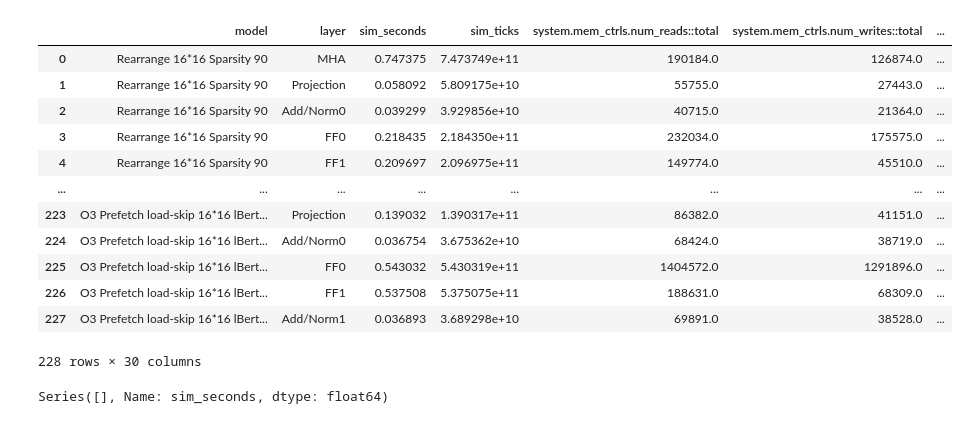
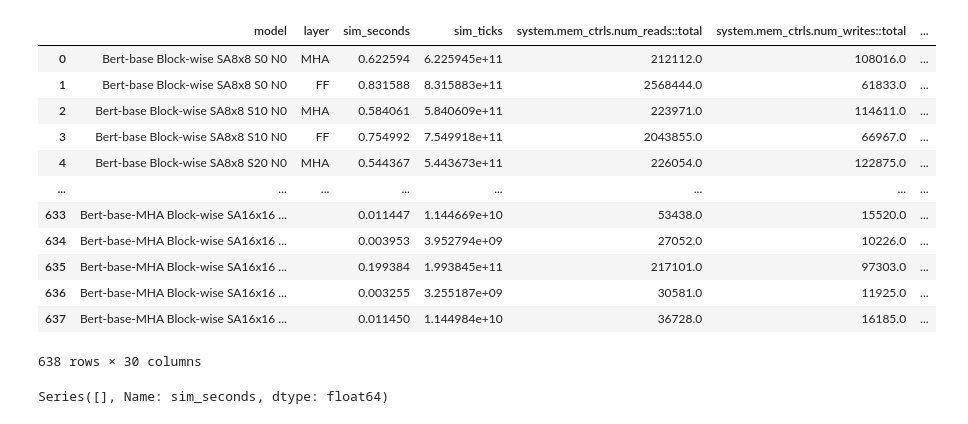
Before and after one commit to alirezaamir/TiC-SAT-stats-analysis, a Jupyter notebook: load_skip_analysis.ipynb, the cells around one changed output. Saved outputs shown, nothing was run; the diff lists cells and outputs as text; code cells hidden in the pictures.

```diff
--- a/load_skip_analysis.ipynb
+++ b/load_skip_analysis.ipynb
@@ -158,0 +5,23 @@ layers = ["MHA", "Projection", "Add/Norm0", "FF0", "FF1", "Add/Norm1"]
+# %%
+def create_string_list(sparsity_levels, num_experiments, exp_name, arch_name, model_name= "Bert-base"):
+    string_list = []
+    for n in range(num_experiments+1):
+        for sparsity in sparsity_levels:
+            string_list.append(f"{model_name} {exp_name} {arch_name} S{sparsity} N{n}")
+    return string_list
+
+def create_MHA_string_list(sparsity_levels, num_experiments, exp_name, arch_name, model_name= "Bert-base-MHA"):
+    string_list = []
+    for n in range(num_experiments+1):
+        for sparsity in sparsity_levels:
+            for head in range(4):
+                string_list.append(f"{model_name} {exp_name} {arch_name} S{sparsity} N{n} H{head} QKV")
+                string_list.append(f"{model_name} {exp_name} {arch_name} S{sparsity} N{n} H{head} Transpose")
+                string_list.append(f"{model_name} {exp_name} {arch_name} S{sparsity} N{n} H{head} QKT")
+                string_list.append(f"{model_name} {exp_name} {arch_name} S{sparsity} N{n} H{head} Softmax")
+                string_list.append(f"{model_name} {exp_name} {arch_name} S{sparsity} N{n} H{head} QKTV")
+                string_list.append(f"{model_name} {exp_name} {arch_name} S{sparsity} N{n} H{head} Post-softmax")
+            string_list.append(f"{model_name} {exp_name} {arch_name} S{sparsity} N{n} H-1 MHA")
+            string_list.append(f"{model_name} {exp_name} {arch_name} S{sparsity} N{n} H-1 Condense")
+            string_list.append(f"{model_name} {exp_name} {arch_name} S{sparsity} N{n} H-1 Add/Norm")
+    return string_list
@@ -160,45 +124,46 @@ layers = ["MHA", "Projection", "Add/Norm0", "FF0", "FF1", "Add/Norm1"]
 df = pd.DataFrame()
 
 for filename in filenames.keys():
+    layers = [""] if "MHA" in filename else ["MHA", "FF"]
     exp_list = []
     with open(filename, 'r') as kernel_file:
         lines = kernel_file.readlines()
         exp_index = 0
         for line in lines:
             if line.startswith('---------- Begin Simulation Statistics'):
                 experiment = {'model': filenames[filename][exp_index // len(layers)],
                               'layer': layers[exp_index % len(layers)]}
             else:
                 for k in feature_name:
                     if line.startswith(k):
                         l = line.split(k)[1]
                         l = l.split()[0]
                         experiment[k] = np.float64(l)
             if line.startswith('---------- End Simulation Statistics'):
                 exp_list.append(experiment)
                 exp_index += 1
 
                 if exp_index >= len(layers) * len(filenames[filename]):
                     break
 
     df_kernel = pd.DataFrame(exp_list)
     df = pd.concat([df, df_kernel], axis=0, ignore_index=True)
 
 df
 # %% [output]
 |  | model | layer | sim_seconds | sim_ticks | system.mem_ctrls.num_reads::total | system.mem_ctrls.num_writes::total | ... |
-| 0 | Rearrange 16*16 Sparsity 90 | MHA | 0.747375 | 7.473749e+11 | 190184.0 | 126874.0 | ... |
-| 1 | Rearrange 16*16 Sparsity 90 | Projection | 0.058092 | 5.809175e+10 | 55755.0 | 27443.0 | ... |
-| 2 | Rearrange 16*16 Sparsity 90 | Add/Norm0 | 0.039299 | 3.929856e+10 | 40715.0 | 21364.0 | ... |
-| 3 | Rearrange 16*16 Sparsity 90 | FF0 | 0.218435 | 2.184350e+11 | 232034.0 | 175575.0 | ... |
-| 4 | Rearrange 16*16 Sparsity 90 | FF1 | 0.209697 | 2.096975e+11 | 149774.0 | 45510.0 | ... |
+| 0 | Bert-base Block-wise SA8x8 S0 N0 | MHA | 0.622594 | 6.225945e+11 | 212112.0 | 108016.0 | ... |
+| 1 | Bert-base Block-wise SA8x8 S0 N0 | FF | 0.831588 | 8.315883e+11 | 2568444.0 | 61833.0 | ... |
+| 2 | Bert-base Block-wise SA8x8 S10 N0 | MHA | 0.584061 | 5.840609e+11 | 223971.0 | 114611.0 | ... |
+| 3 | Bert-base Block-wise SA8x8 S10 N0 | FF | 0.754992 | 7.549918e+11 | 2043855.0 | 66967.0 | ... |
+| 4 | Bert-base Block-wise SA8x8 S20 N0 | MHA | 0.544367 | 5.443673e+11 | 226054.0 | 122875.0 | ... |
 | ... | ... | ... | ... | ... | ... | ... | ... |
-| 223 | O3 Prefetch load-skip 16*16 lBert... | Projection | 0.139032 | 1.390317e+11 | 86382.0 | 41151.0 | ... |
-| 224 | O3 Prefetch load-skip 16*16 lBert... | Add/Norm0 | 0.036754 | 3.675362e+10 | 68424.0 | 38719.0 | ... |
-| 225 | O3 Prefetch load-skip 16*16 lBert... | FF0 | 0.543032 | 5.430319e+11 | 1404572.0 | 1291896.0 | ... |
-| 226 | O3 Prefetch load-skip 16*16 lBert... | FF1 | 0.537508 | 5.375075e+11 | 188631.0 | 68309.0 | ... |
-| 227 | O3 Prefetch load-skip 16*16 lBert... | Add/Norm1 | 0.036893 | 3.689298e+10 | 69891.0 | 38528.0 | ... |
+| 633 | Bert-base-MHA Block-wise SA16x16 ... |  | 0.011447 | 1.144669e+10 | 53438.0 | 15520.0 | ... |
+| 634 | Bert-base-MHA Block-wise SA16x16 ... |  | 0.003953 | 3.952794e+09 | 27052.0 | 10226.0 | ... |
+| 635 | Bert-base-MHA Block-wise SA16x16 ... |  | 0.199384 | 1.993845e+11 | 217101.0 | 97303.0 | ... |
+| 636 | Bert-base-MHA Block-wise SA16x16 ... |  | 0.003255 | 3.255187e+09 | 30581.0 | 11925.0 | ... |
+| 637 | Bert-base-MHA Block-wise SA16x16 ... |  | 0.011450 | 1.144984e+10 | 36728.0 | 16185.0 | ... |
-228 rows × 30 columns
+638 rows × 30 columns
 # %%
 # df.to_csv('./output/load_skip_data.csv', sep=',')
 # %%
```
Also changed, not shown: parts of 28 cells of this notebook.
